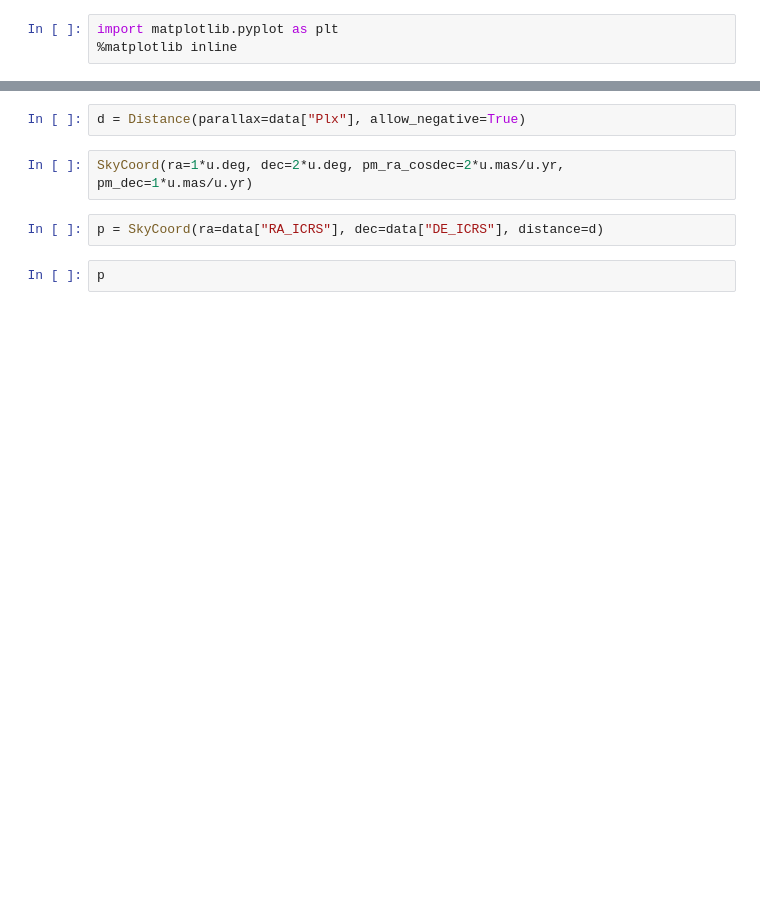
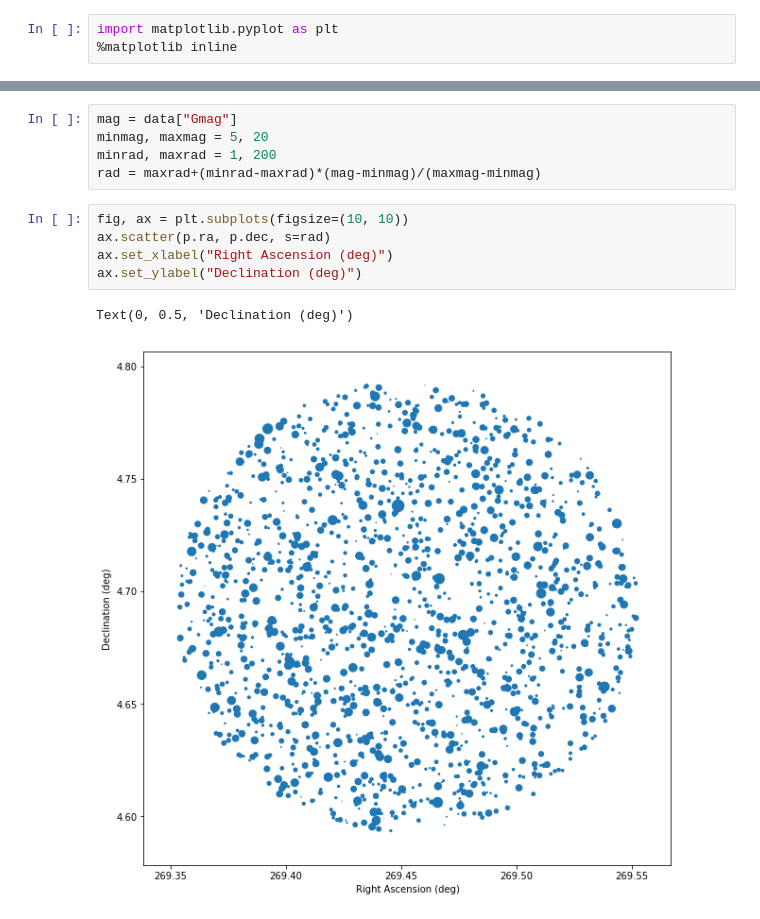
Before and after one commit to lofar-astron/astropytutorial, a Jupyter notebook: barnards_star.ipynb, the cells around one changed output, grey strips where cells are left out. Drawn from its saved outputs; the diff is of its cells as text; blank space fills up the shorter version.

```diff
--- a/barnards_star.ipynb
+++ b/barnards_star.ipynb
@@ -119,8 +101,13 @@ data["RV"][c]
-# %%
-d = Distance(parallax=data["Plx"], allow_negative=True)
-# %%
-SkyCoord(ra=1*u.deg, dec=2*u.deg, pm_ra_cosdec=2*u.mas/u.yr, pm_dec=1*u.mas/u.yr)
-# %%
-p = SkyCoord(ra=data["RA_ICRS"], dec=data["DE_ICRS"], distance=d)
-# %%
-p
+# %%
+mag = data["Gmag"]
+minmag, maxmag = 5, 20
+minrad, maxrad = 1, 200
+rad = maxrad+(minrad-maxrad)*(mag-minmag)/(maxmag-minmag)
+# %%
+fig, ax = plt.subplots(figsize=(10, 10))
+ax.scatter(p.ra, p.dec, s=rad)
+ax.set_xlabel("Right Ascension (deg)")
+ax.set_ylabel("Declination (deg)")
+# %% [output]
+Text(0, 0.5, 'Declination (deg)')
+[figure, added]
```
Also changed, not shown: parts of 47 cells of this notebook.
